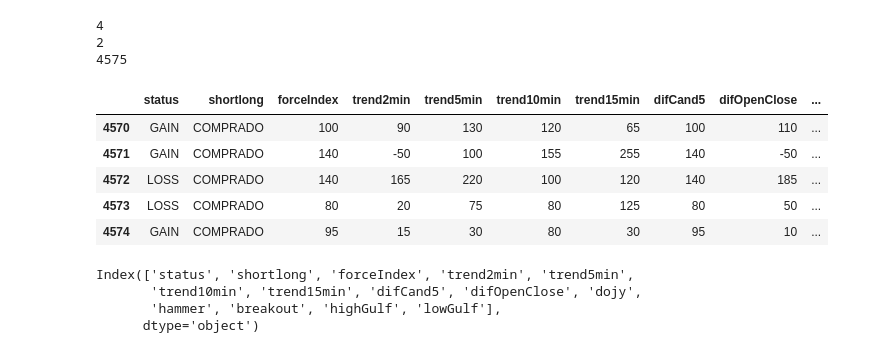
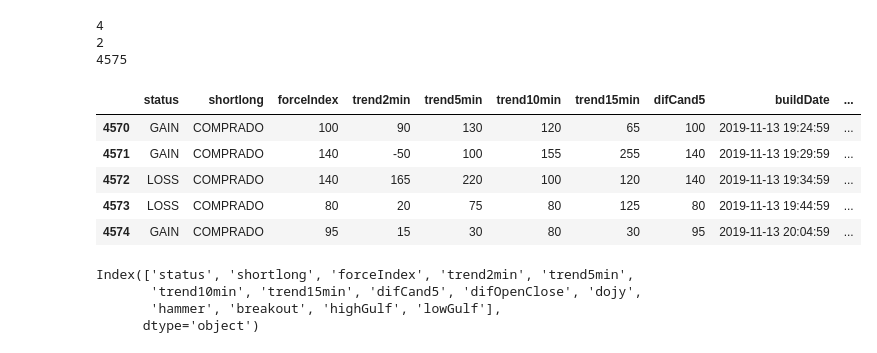
Before and after one commit to omkarudawant/Stock-movement-prediction, a Jupyter notebook: Stock Price Prediction.ipynb, the cells around one changed output. Saved outputs shown, nothing was run; the diff lists cells and outputs as text; code cells hidden in the pictures.

```diff
--- a/Stock Price Prediction.ipynb
+++ b/Stock Price Prediction.ipynb
@@ -29,12 +29,13 @@ print(len(df['buildDate'].unique()))
 2
 4575
 # %%
-df.drop('buildDate', axis=1, inplace=True)
+# df.drop('buildDate', axis=1, inplace=True)
+df['buildDate'] = pd.to_datetime(df['buildDate'], unit='ms')
 df.tail()
 # %% [output]
-|  | status | shortlong | forceIndex | trend2min | trend5min | trend10min | trend15min | difCand5 | difOpenClose | ... |
-| 4570 | GAIN | COMPRADO | 100 | 90 | 130 | 120 | 65 | 100 | 110 | ... |
-| 4571 | GAIN | COMPRADO | 140 | -50 | 100 | 155 | 255 | 140 | -50 | ... |
-| 4572 | LOSS | COMPRADO | 140 | 165 | 220 | 100 | 120 | 140 | 185 | ... |
-| 4573 | LOSS | COMPRADO | 80 | 20 | 75 | 80 | 125 | 80 | 50 | ... |
-| 4574 | GAIN | COMPRADO | 95 | 15 | 30 | 80 | 30 | 95 | 10 | ... |
+|  | status | shortlong | forceIndex | trend2min | trend5min | trend10min | trend15min | difCand5 | buildDate | ... |
+| 4570 | GAIN | COMPRADO | 100 | 90 | 130 | 120 | 65 | 100 | 2019-11-13 19:24:59 | ... |
+| 4571 | GAIN | COMPRADO | 140 | -50 | 100 | 155 | 255 | 140 | 2019-11-13 19:29:59 | ... |
+| 4572 | LOSS | COMPRADO | 140 | 165 | 220 | 100 | 120 | 140 | 2019-11-13 19:34:59 | ... |
+| 4573 | LOSS | COMPRADO | 80 | 20 | 75 | 80 | 125 | 80 | 2019-11-13 19:44:59 | ... |
+| 4574 | GAIN | COMPRADO | 95 | 15 | 30 | 80 | 30 | 95 | 2019-11-13 20:04:59 | ... |
```
Also changed, not shown: parts of 18 cells of this notebook.
